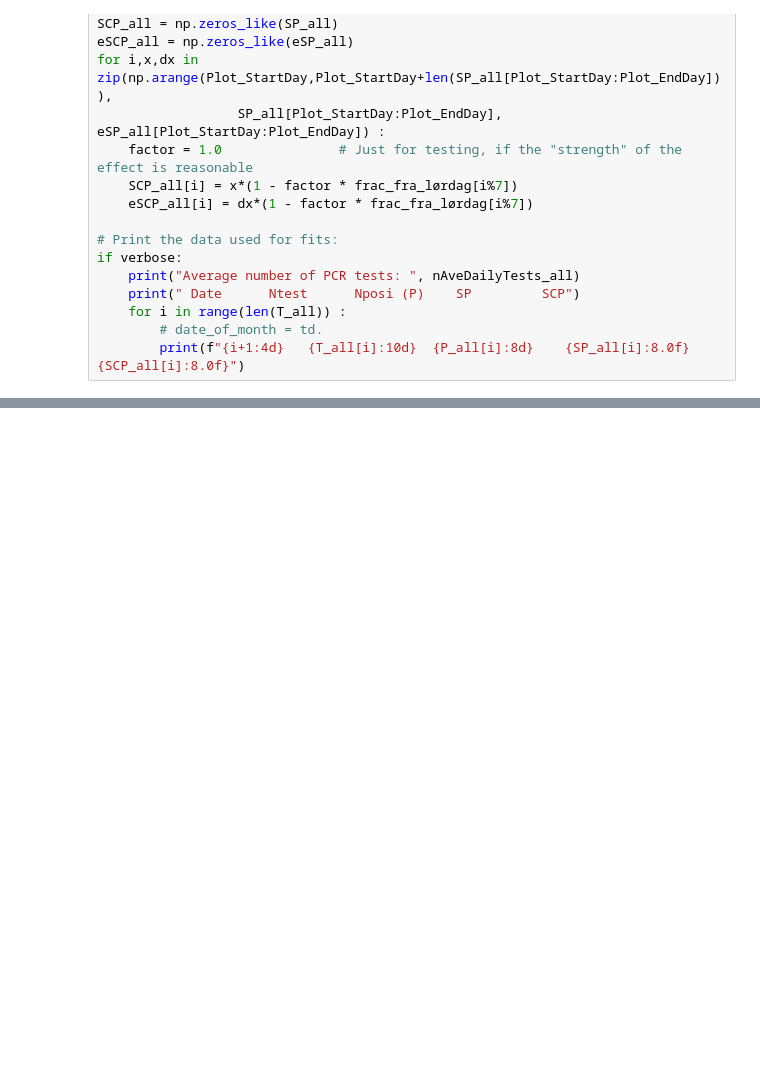
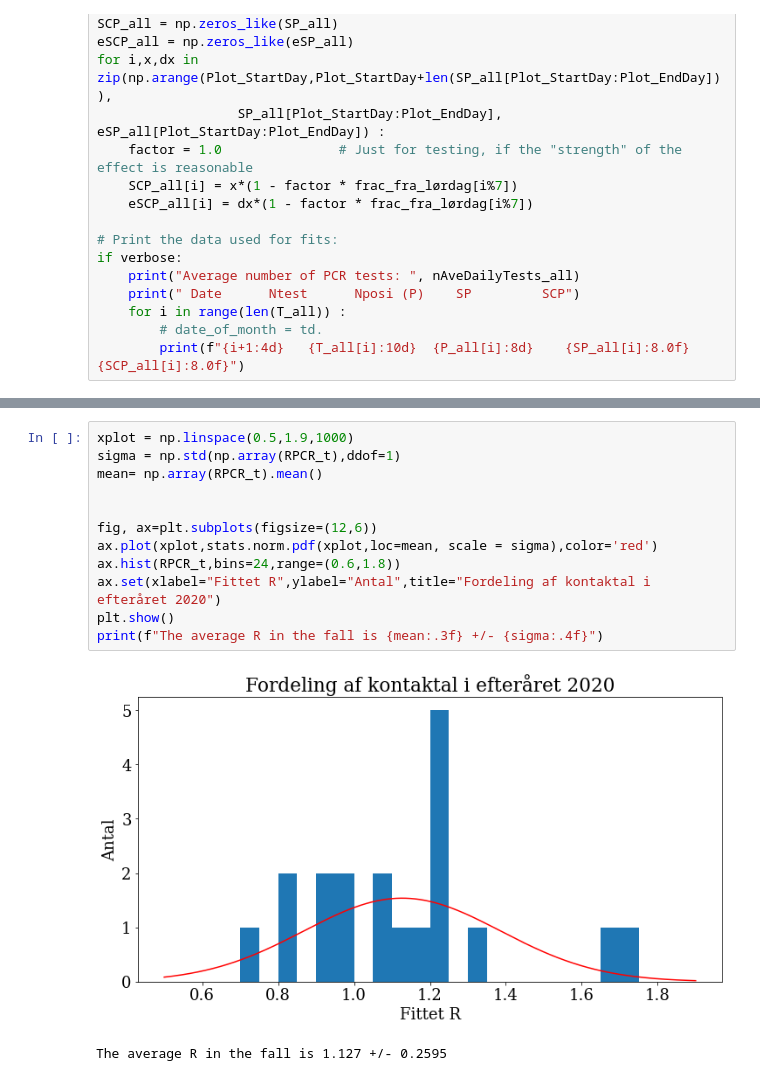
Before and after one commit to troelspetersen/Covid19fitting, a Jupyter notebook: MiscCode/Mean_R_fall_MBJ.ipynb, the cells around one changed output, grey strips where cells are left out. Cells and saved outputs as stored; diff of their text form; blank space fills up the shorter version.

Commit message:
Added new estimate of mean R in the fall and updated note

```diff
--- a/MiscCode/Mean_R_fall_MBJ.ipynb
+++ b/MiscCode/Mean_R_fall_MBJ.ipynb
@@ -243,0 +222,15 @@ print(ChiSquareMean(Rt,Rt_err))
+# %%
+xplot = np.linspace(0.5,1.9,1000)
+sigma = np.std(np.array(RPCR_t),ddof=1)
+mean= np.array(RPCR_t).mean()
+
+
+fig, ax=plt.subplots(figsize=(12,6))
+ax.plot(xplot,stats.norm.pdf(xplot,loc=mean, scale = sigma),color='red')
+ax.hist(RPCR_t,bins=24,range=(0.6,1.8))
+ax.set(xlabel="Fittet R",ylabel="Antal",title="Fordeling af kontaktal i efteråret 2020")
+plt.show()
+print(f"The average R in the fall is {mean:.3f} +/- {sigma:.4f}")
+# %% [output]
+[figure, added]
+The average R in the fall is 1.127 +/- 0.2595
```
Also changed, not shown: parts of 10 cells of this notebook, 1 other file.
